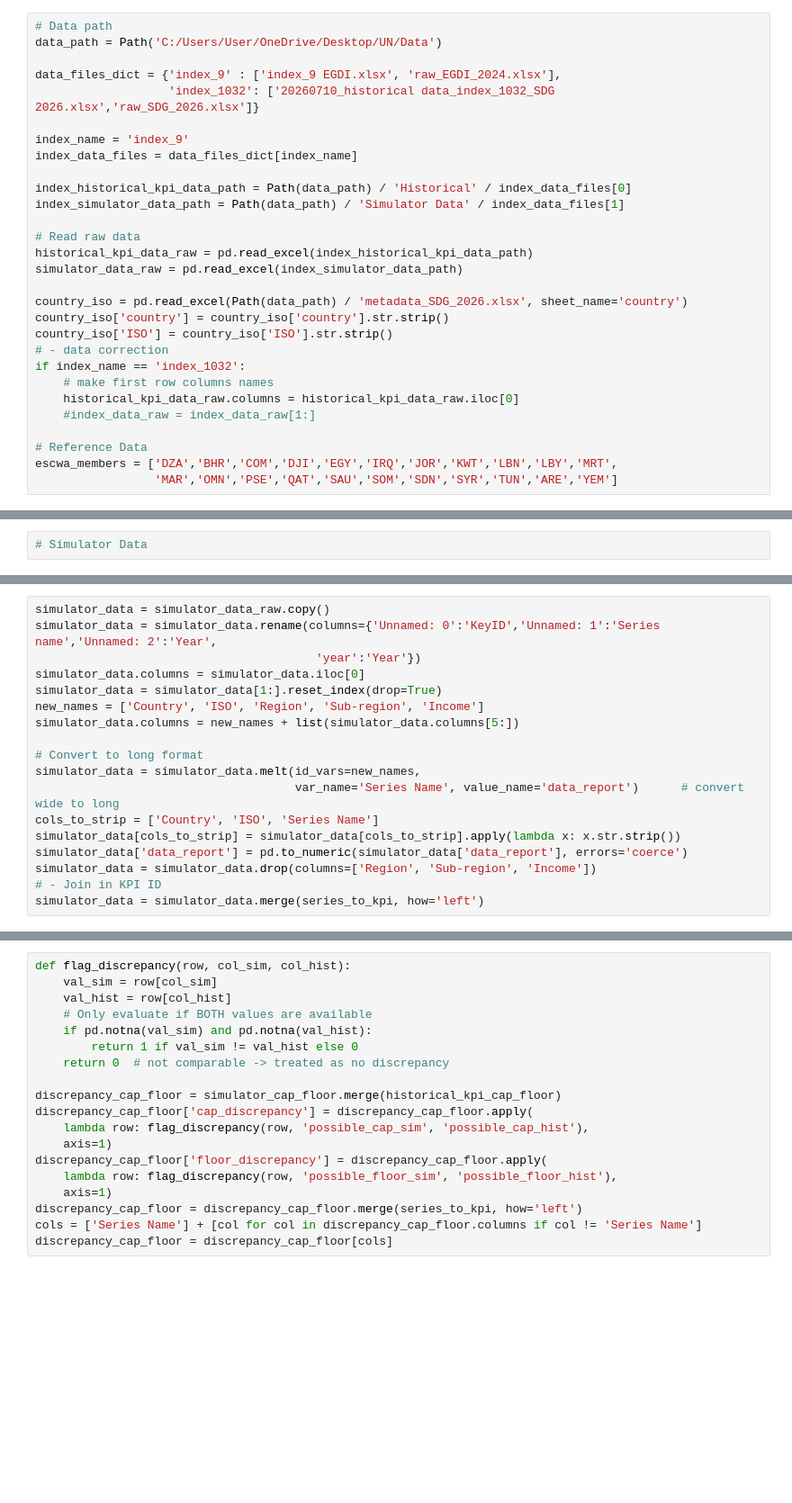
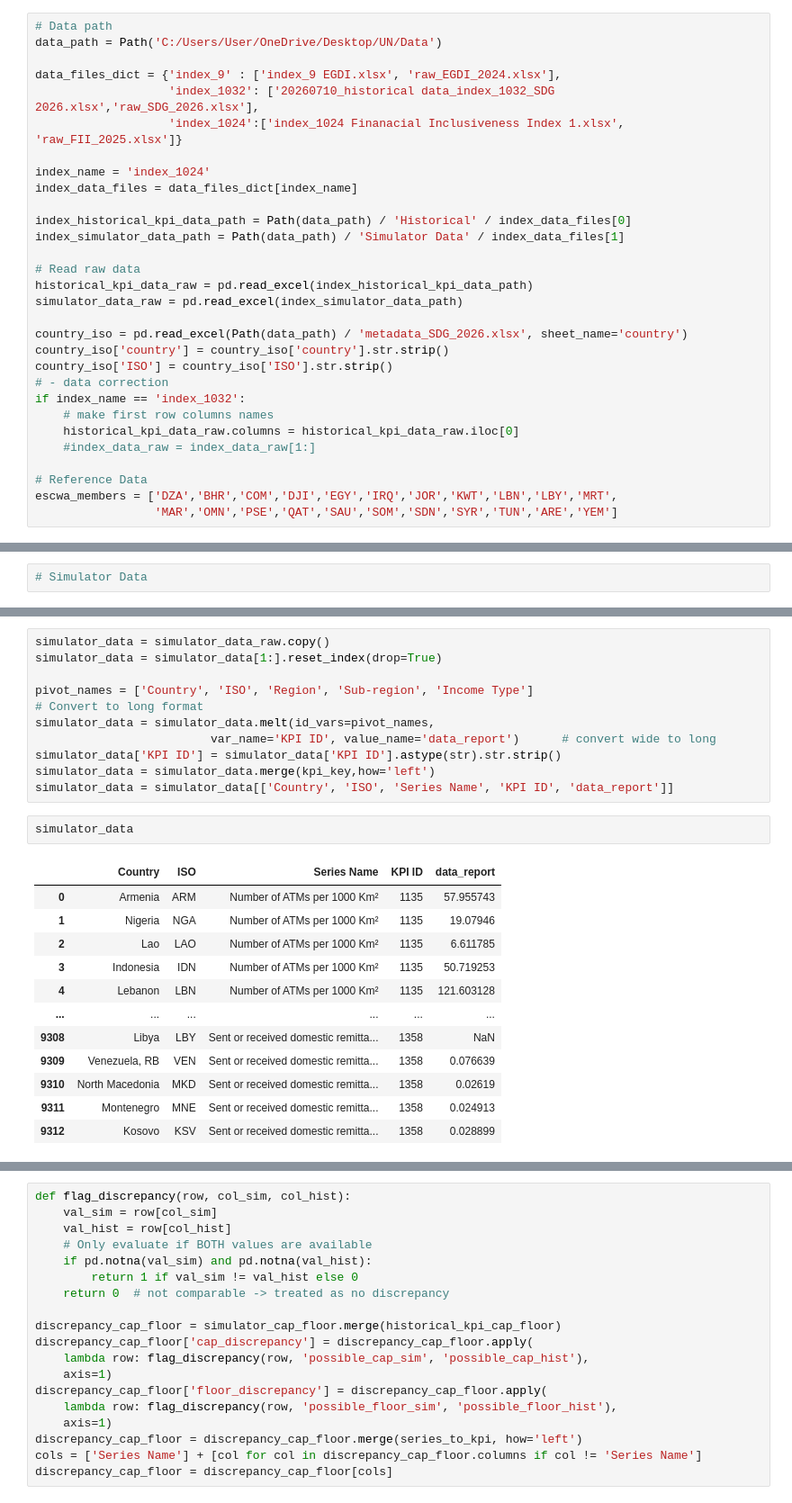
Before and after one commit to apanlili/un, a Jupyter notebook: Data Quality/Discover_cap_floor_discrepancy.ipynb, the cells around one changed output, grey strips where cells are left out. Shown at 90% size. Drawn from its saved outputs; the diff is of its cells as text; blank space fills up the shorter version.

```diff
--- a/Data Quality/Discover_cap_floor_discrepancy.ipynb
+++ b/Data Quality/Discover_cap_floor_discrepancy.ipynb
@@ -7,9 +7,10 @@ from pathlib import Path
 data_path = Path('C:/Users/User/OneDrive/Desktop/UN/Data')
 
 data_files_dict = {'index_9' : ['index_9 EGDI.xlsx', 'raw_EGDI_2024.xlsx'],
-                   'index_1032': ['20260710_historical data_index_1032_SDG 2026.xlsx','raw_SDG_2026.xlsx']}
+                   'index_1032': ['20260710_historical data_index_1032_SDG 2026.xlsx','raw_SDG_2026.xlsx'],
+                   'index_1024':['index_1024 Finanacial Inclusiveness Index 1.xlsx', 'raw_FII_2025.xlsx']}
 
-index_name = 'index_9'
+index_name = 'index_1024'
 index_data_files = data_files_dict[index_name]
 
 index_historical_kpi_data_path = Path(data_path) / 'Historical' / index_data_files[0]
@@ -62,18 +78,26 @@ series_to_kpi = historical_kpi_data_long[['Series Name', 'KPI ID']].copy().drop_
 # %%
 simulator_data = simulator_data_raw.copy()
-simulator_data = simulator_data.rename(columns={'Unnamed: 0':'KeyID','Unnamed: 1':'Series name','Unnamed: 2':'Year',
-                                        'year':'Year'})
-simulator_data.columns = simulator_data.iloc[0]
 simulator_data = simulator_data[1:].reset_index(drop=True)
-new_names = ['Country', 'ISO', 'Region', 'Sub-region', 'Income']
-simulator_data.columns = new_names + list(simulator_data.columns[5:])
 
+pivot_names = ['Country', 'ISO', 'Region', 'Sub-region', 'Income Type']
 # Convert to long format
-simulator_data = simulator_data.melt(id_vars=new_names,
-                                     var_name='Series Name', value_name='data_report')      # convert wide to long
-cols_to_strip = ['Country', 'ISO', 'Series Name']
-simulator_data[cols_to_strip] = simulator_data[cols_to_strip].apply(lambda x: x.str.strip())
-simulator_data['data_report'] = pd.to_numeric(simulator_data['data_report'], errors='coerce')
-simulator_data = simulator_data.drop(columns=['Region', 'Sub-region', 'Income'])
-# - Join in KPI ID
-simulator_data = simulator_data.merge(series_to_kpi, how='left')
+simulator_data = simulator_data.melt(id_vars=pivot_names,
+                         var_name='KPI ID', value_name='data_report')      # convert wide to long
+simulator_data['KPI ID'] = simulator_data['KPI ID'].astype(str).str.strip()
+simulator_data = simulator_data.merge(kpi_key,how='left')
+simulator_data = simulator_data[['Country', 'ISO', 'Series Name', 'KPI ID', 'data_report']]
+# %%
+simulator_data
+# %% [output]
+|  | Country | ISO | Series Name | KPI ID | data_report |
+| 0 | Armenia | ARM | Number of ATMs per 1000 Km² | 1135 | 57.955743 |
+| 1 | Nigeria | NGA | Number of ATMs per 1000 Km² | 1135 | 19.07946 |
+| 2 | Lao | LAO | Number of ATMs per 1000 Km² | 1135 | 6.611785 |
+| 3 | Indonesia | IDN | Number of ATMs per 1000 Km² | 1135 | 50.719253 |
+| 4 | Lebanon | LBN | Number of ATMs per 1000 Km² | 1135 | 121.603128 |
+| ... | ... | ... | ... | ... | ... |
+| 9308 | Libya | LBY | Sent or received domestic remitta... | 1358 | NaN |
+| 9309 | Venezuela, RB | VEN | Sent or received domestic remitta... | 1358 | 0.076639 |
+| 9310 | North Macedonia | MKD | Sent or received domestic remitta... | 1358 | 0.02619 |
+| 9311 | Montenegro | MNE | Sent or received domestic remitta... | 1358 | 0.024913 |
+| 9312 | Kosovo | KSV | Sent or received domestic remitta... | 1358 | 0.028899 |
```
Also changed, not shown: parts of 10 cells of this notebook, 1 other file.
